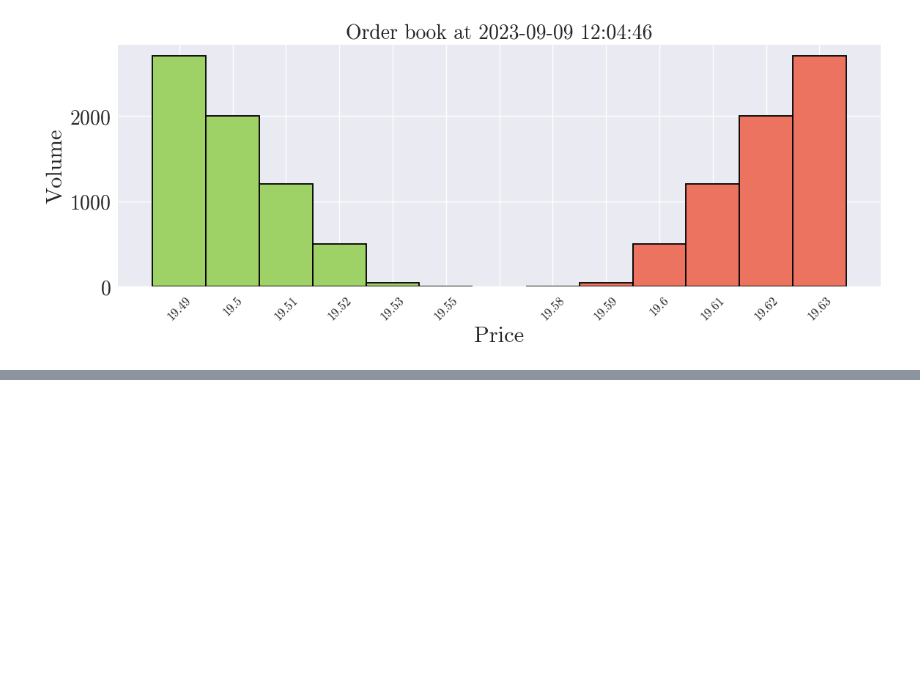
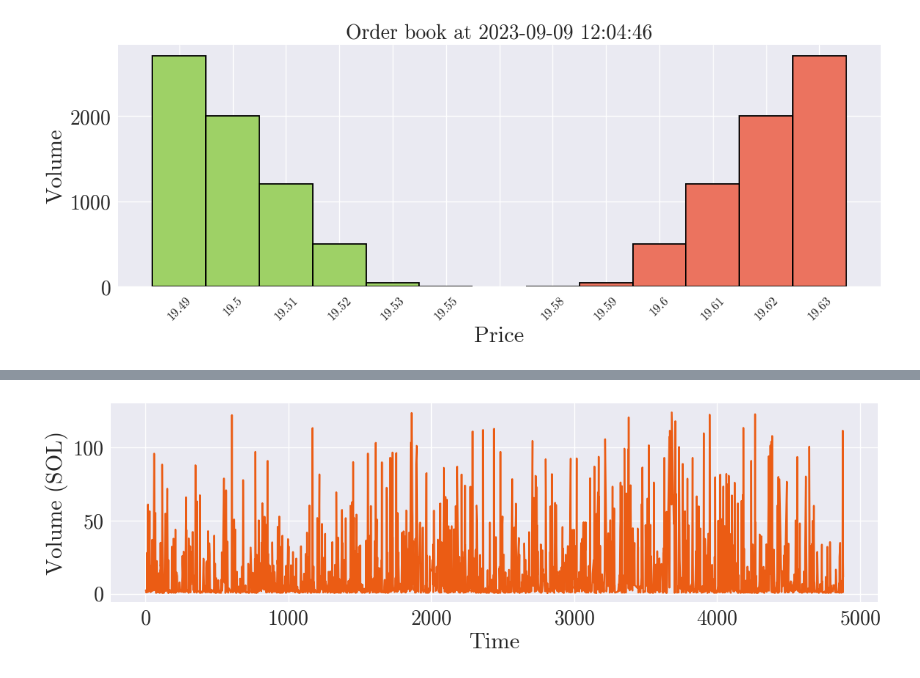
Before and after one commit to JurajZelman/airl-market-making, a Jupyter notebook: main.ipynb, the cells around one changed output, grey strips where cells are left out. Drawn from its saved outputs; the diff is of its cells as text; code cells hidden in the pictures; blank space fills up the shorter version.

```diff
--- a/main.ipynb
+++ b/main.ipynb
@@ -1177,0 +1297,7 @@ for i in range(index_start, index_end):
+# %%
+# Set parameters
+start_date = datetime.datetime(2023, 9, 1)
+end_date = datetime.datetime(2023, 9, 13)
+# path = os.path.join(os.getcwd(), "datasets")
+path = "data/pricing"
+second = False
@@ -1177,0 +1422,15 @@ for i in range(index_start, index_end):
+# %%
+# Visualize the sell volumes
+fig = plt.figure(figsize=(12, 4))
+plt.plot(sell_orders["quantity"], color=color_red)
+# plt.gca().xaxis.set_major_formatter(date_format)
+plt.xlabel("Time")
+plt.ylabel("Volume (SOL)")
+plt.tight_layout()
+# plt.show()
+
+# Save the figure
+if save_fig:
+    fig.savefig(f"{FIGURES_PATH}/{exchange}_{symbol}_sell_volume.pdf")
+# %% [output]
+[figure, added]
```
Also changed, not shown: parts of 36 cells of this notebook, 1 other file.
